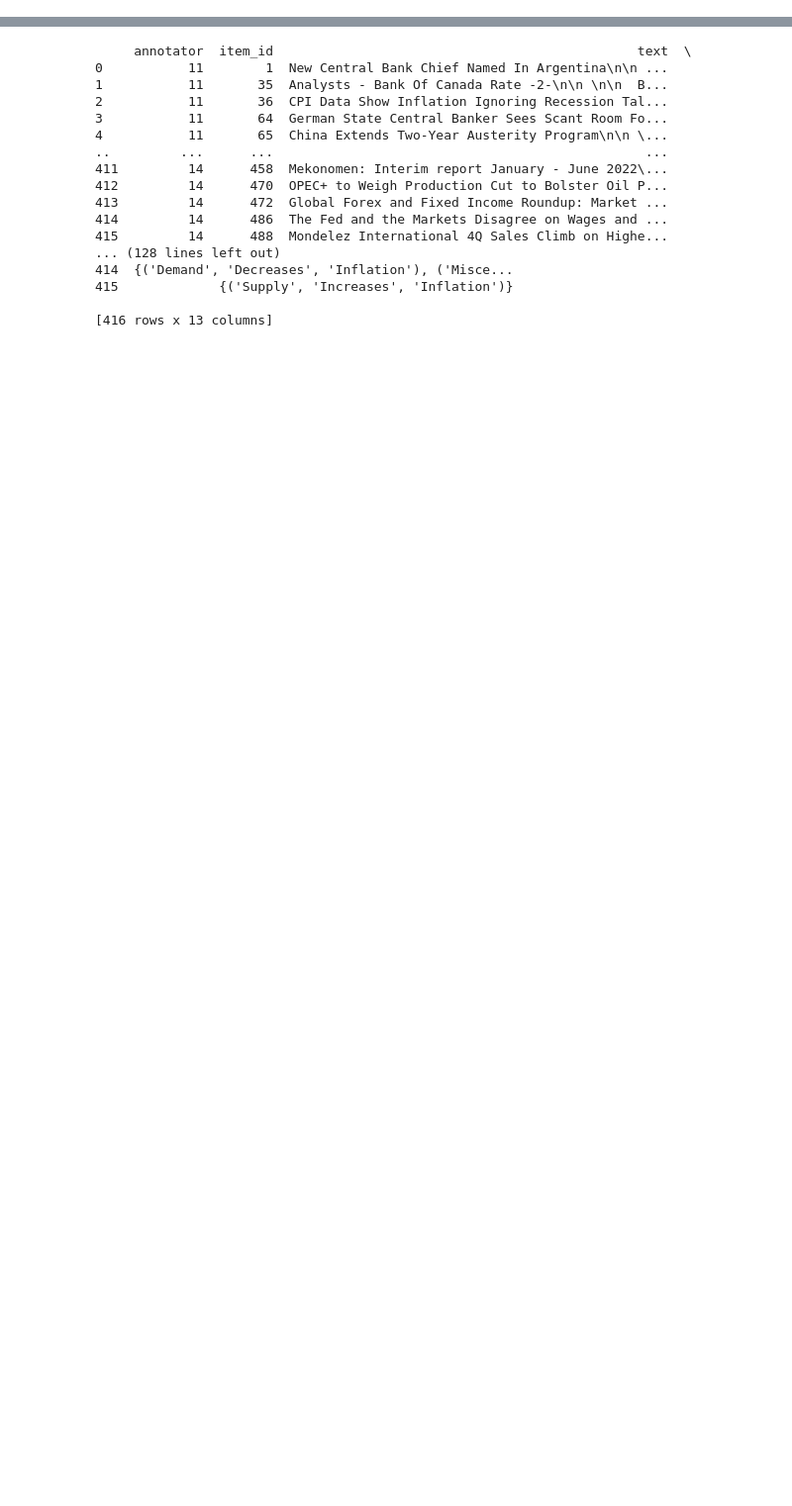
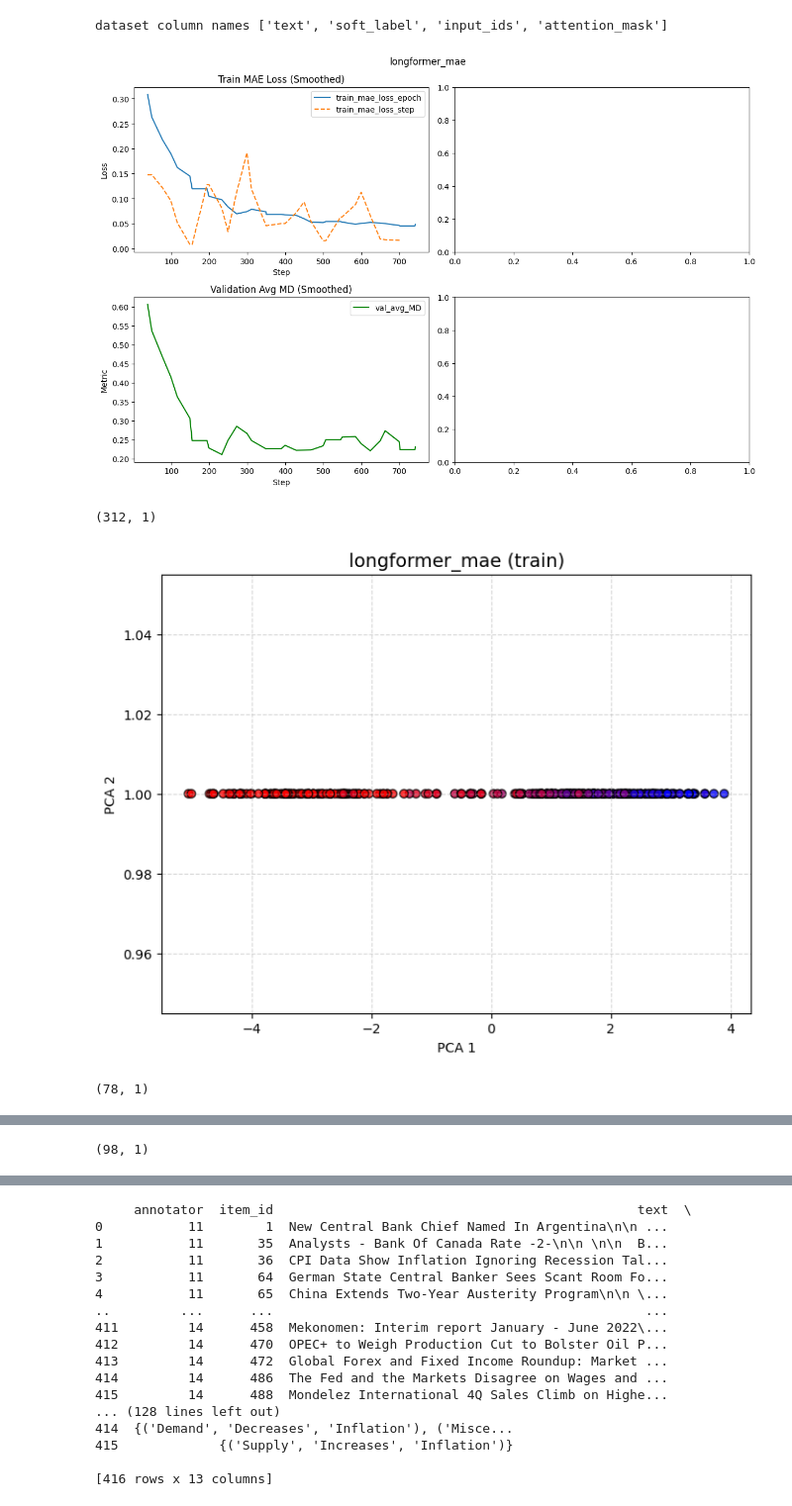
Before and after one commit to semantic-systems/cdl-inflation-narrative, a Jupyter notebook: models/tmp.ipynb, the cells around one changed output, grey strips where cells are left out. Shown at 99% size. Cells and saved outputs as stored; diff of their text form; code cells hidden in the pictures; blank space fills up the shorter version.

```diff
--- a/models/tmp.ipynb
+++ b/models/tmp.ipynb
@@ -34,0 +270,14 @@ len(df)
+# %%
+model_name = "allenai/longformer-base-4096"
+model = EncoderBasedClassifier.load_from_checkpoint(f"./checkpoints/longformer_mae.ckpt")
+df_train, df_valid, df_test = get_embeddings(model, exp='longformer_mae', force=False)
+load_and_plot_training_log("./logs/longformer_mae/version_1/metrics.csv", loss="scl", smoothing_window=3, finetune=False)
+visualize_softlabel_embeddings(df_train, 'longformer_mae', "train", pca=True)
+visualize_softlabel_embeddings(df_valid, 'longformer_mae', "valid", pca=True)
+visualize_softlabel_embeddings(df_test, 'longformer_mae', "test", pca=True)
+# %% [output]
+dataset column names ['text', 'soft_label', 'input_ids', 'attention_mask']
+[figure, added]
+(312, 1)
+[figure, added]
+(78, 1)
@@ -34,0 +285 @@ len(df)
+(98, 1)
```
Also changed, not shown: parts of 13 cells of this notebook, 4 other files.
